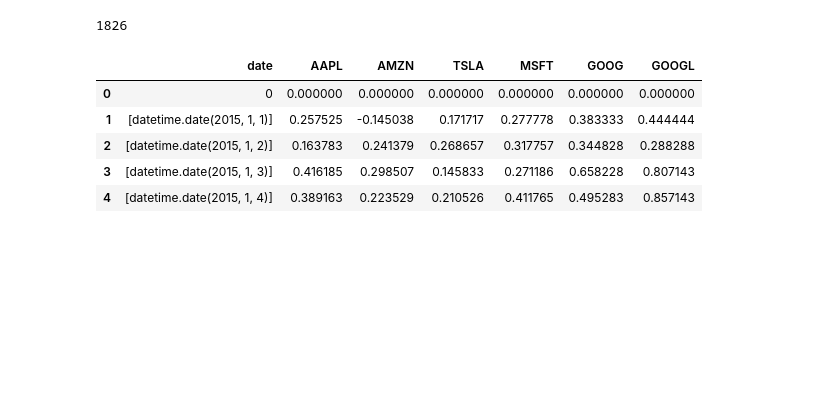
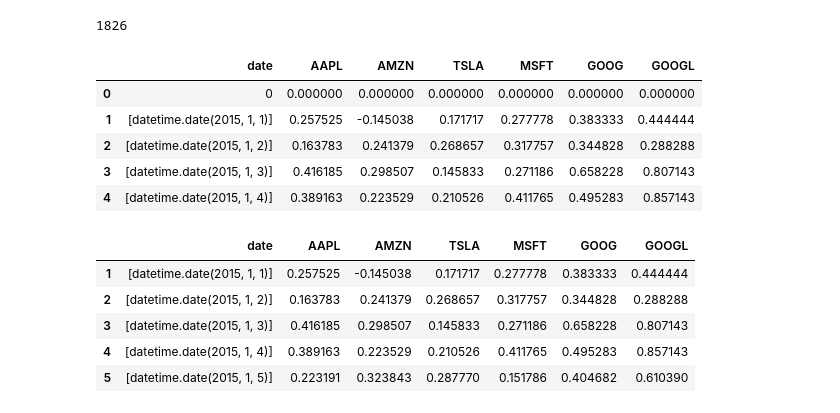
Before and after one commit to Karl-Gilmartin/Twitter-NASDAQ, a Jupyter notebook: ref_main.ipynb, the cells around one changed output. Saved outputs shown, nothing was run; the diff lists cells and outputs as text; code cells hidden in the pictures; blank space fills up the shorter version.

```diff
--- a/ref_main.ipynb
+++ b/ref_main.ipynb
@@ -303,3 +303,14 @@ reaction.head()
 | 2 | [datetime.date(2015, 1, 2)] | 0.163783 | 0.241379 | 0.268657 | 0.317757 | 0.344828 | 0.288288 |
 | 3 | [datetime.date(2015, 1, 3)] | 0.416185 | 0.298507 | 0.145833 | 0.271186 | 0.658228 | 0.807143 |
 | 4 | [datetime.date(2015, 1, 4)] | 0.389163 | 0.223529 | 0.210526 | 0.411765 | 0.495283 | 0.857143 |
+# %%
+reaction = reaction.drop(0)
+# %%
+reaction.head()
+# %% [output]
+|  | date | AAPL | AMZN | TSLA | MSFT | GOOG | GOOGL |
+| 1 | [datetime.date(2015, 1, 1)] | 0.257525 | -0.145038 | 0.171717 | 0.277778 | 0.383333 | 0.444444 |
+| 2 | [datetime.date(2015, 1, 2)] | 0.163783 | 0.241379 | 0.268657 | 0.317757 | 0.344828 | 0.288288 |
+| 3 | [datetime.date(2015, 1, 3)] | 0.416185 | 0.298507 | 0.145833 | 0.271186 | 0.658228 | 0.807143 |
+| 4 | [datetime.date(2015, 1, 4)] | 0.389163 | 0.223529 | 0.210526 | 0.411765 | 0.495283 | 0.857143 |
+| 5 | [datetime.date(2015, 1, 5)] | 0.223191 | 0.323843 | 0.287770 | 0.151786 | 0.404682 | 0.610390 |
```
Also changed, not shown: parts of 5 cells of this notebook.
